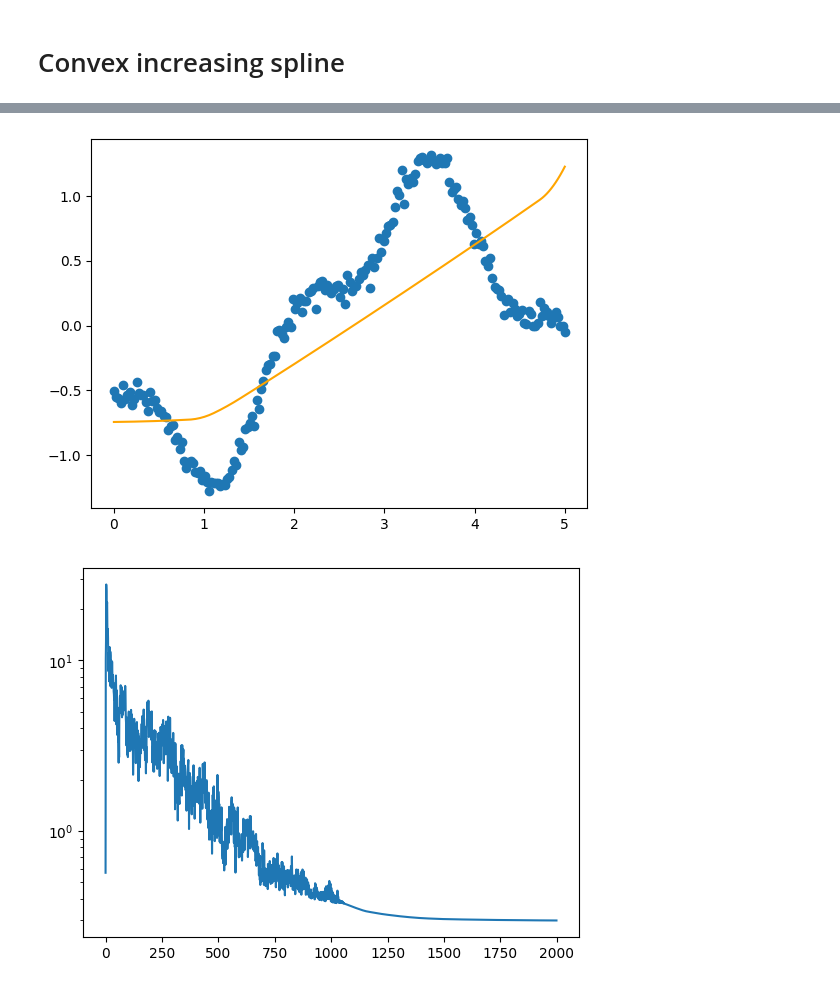
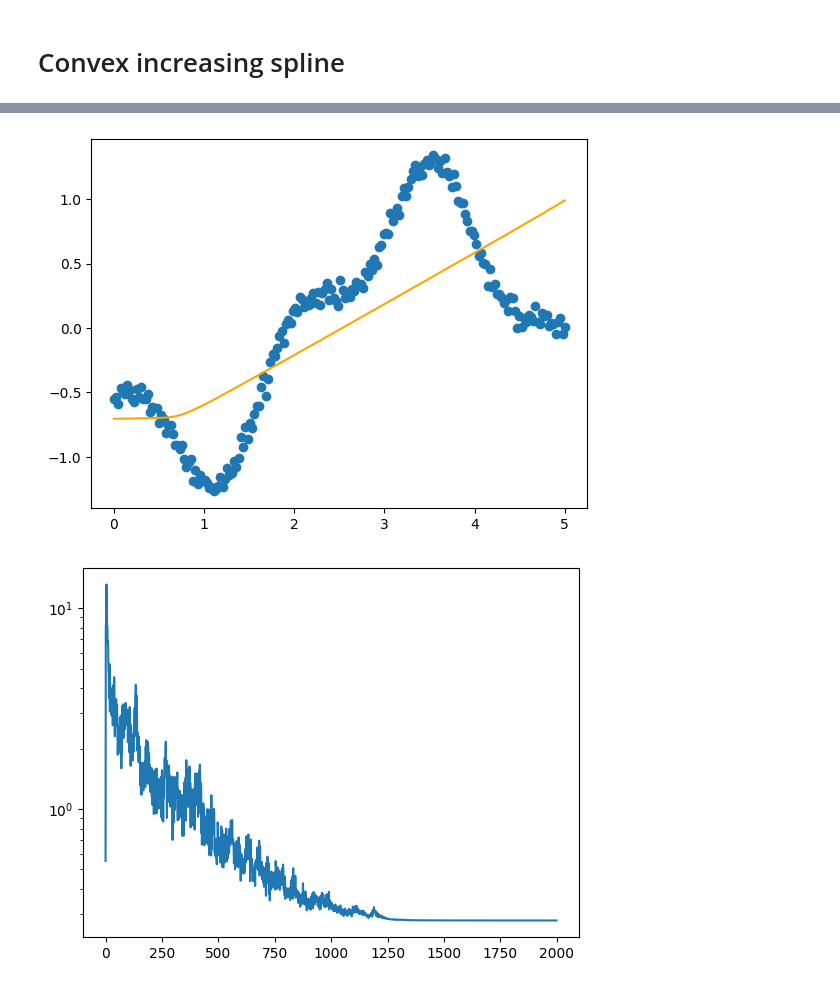
Before and after one commit to danilsson/pytorch-splines, a Jupyter notebook: notebooks/pytorch_constrained_spline.ipynb, the cells around one changed output, grey strips where cells are left out. Drawn from its saved outputs; the diff is of its cells as text; code cells hidden in the pictures.

```diff
--- a/notebooks/pytorch_constrained_spline.ipynb
+++ b/notebooks/pytorch_constrained_spline.ipynb
@@ -157,7 +157,7 @@ Wall time: 827 ms
 w = torch.zeros(x_spline.shape[1], requires_grad=True, dtype=torch.float32)
 
 # Define optimized and learning-rate schedule
-start_lr = 0.01
+start_lr = 0.05
 end_lr = 0.001
 n_epochs = 2000
 r = (end_lr / start_lr) ** (1 / n_epochs)
@@ -226,7 +226,7 @@ for i in range(n_epochs):
     loss += 5 * torch.nn.functional.softplus(-w.diff()[0], beta=2000).sum()
 
     # Penalize negative second derivative
-    loss += 5 * torch.nn.functional.softplus(-w.diff().diff(), beta=2000).sum()
+    loss += 2 * torch.nn.functional.softplus(-w.diff().diff(), beta=2000).sum()
 
     # Log loss
     losses.append(loss.item())
@@ -254,2 +254,2 @@ Wall time: 1.02 s
-[figure, old version]
+[figure, new version]
-[figure, old version]
+[figure, new version]
```
Also changed, not shown: parts of 5 cells of this notebook.
